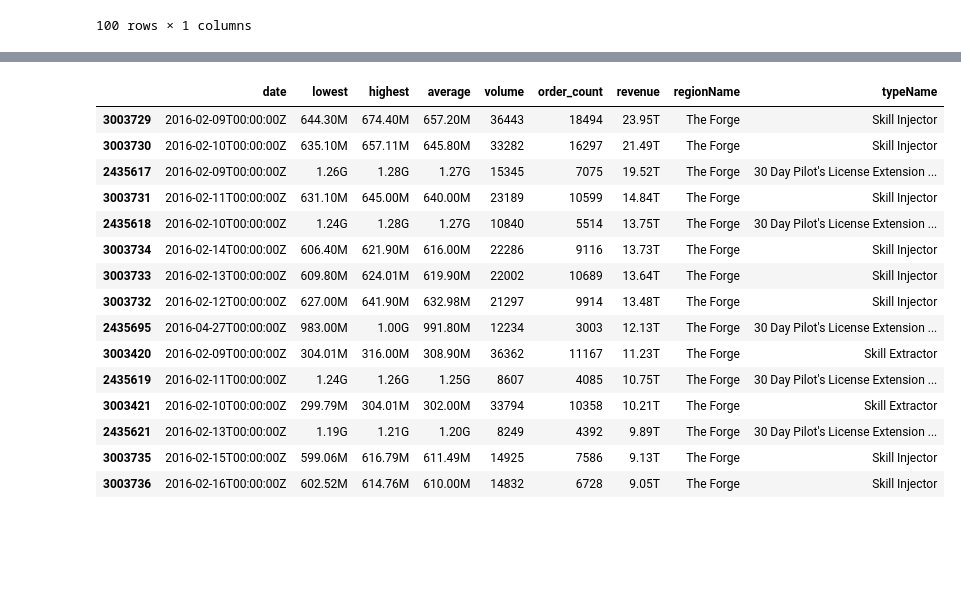
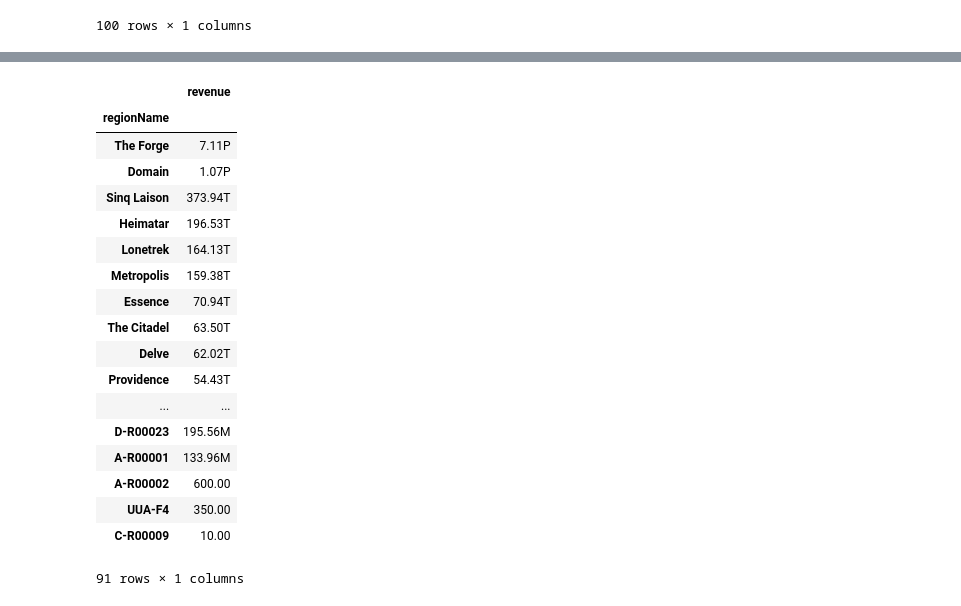
Before and after one commit to evrial/EVE-market-data, a Jupyter notebook: Markets.ipynb, the cells around one changed output, grey strips where cells are left out. Cells and saved outputs as stored; diff of their text form; code cells hidden in the pictures; blank space fills up the shorter version.

```diff
--- a/Markets.ipynb
+++ b/Markets.ipynb
@@ -109,11 +119,9 @@ memory usage: 1.6 GB
 # %%
 prices['revenue'] = prices['average'] * prices['volume']
 # %%
-merged = pd.merge(prices, regions, how='left',
-                  left_on='region_id', right_index=True)
-merged = pd.merge(merged, types, how='left',
-                  left_on='type_id', right_index=True)
-merged.drop(['region_id', 'type_id'], axis=1, inplace=True)
-merged
+df = pd.merge(prices, regions, how='left', left_on='region_id', right_index=True)
+df = pd.merge(df, types, how='left', left_on='type_id', right_index=True)
+df.drop(['region_id', 'type_id'], axis=1, inplace=True)
+df.head()
 # %% [output]
 |  | date | lowest | highest | average | volume | order_count | revenue | regionName | typeName |
@@ -145,3 +138,0 @@ pd.set_eng_float_format(accuracy=2, use_eng_prefix=True)
-# %%
-df = merged
-df.head()
@@ -198,19 +197,22 @@ esi_market_hist(29668)['2016-09':][['average','lowest','highest']].plot(figsize=
 # %%
-df.sort_values(by='revenue', ascending=False).head(15)
+df.groupby('regionName').agg({'revenue': 'sum'}).sort_values(by='revenue', ascending=False)
 # %% [output]
-|  | date | lowest | highest | average | volume | order_count | revenue | regionName | typeName |
-| 3003729 | 2016-02-09T00:00:00Z | 644.30M | 674.40M | 657.20M | 36443 | 18494 | 23.95T | The Forge | Skill Injector |
-| 3003730 | 2016-02-10T00:00:00Z | 635.10M | 657.11M | 645.80M | 33282 | 16297 | 21.49T | The Forge | Skill Injector |
-| 2435617 | 2016-02-09T00:00:00Z | 1.26G | 1.28G | 1.27G | 15345 | 7075 | 19.52T | The Forge | 30 Day Pilot's License Extension ... |
-| 3003731 | 2016-02-11T00:00:00Z | 631.10M | 645.00M | 640.00M | 23189 | 10599 | 14.84T | The Forge | Skill Injector |
-| 2435618 | 2016-02-10T00:00:00Z | 1.24G | 1.28G | 1.27G | 10840 | 5514 | 13.75T | The Forge | 30 Day Pilot's License Extension ... |
-| 3003734 | 2016-02-14T00:00:00Z | 606.40M | 621.90M | 616.00M | 22286 | 9116 | 13.73T | The Forge | Skill Injector |
-| 3003733 | 2016-02-13T00:00:00Z | 609.80M | 624.01M | 619.90M | 22002 | 10689 | 13.64T | The Forge | Skill Injector |
-| 3003732 | 2016-02-12T00:00:00Z | 627.00M | 641.90M | 632.98M | 21297 | 9914 | 13.48T | The Forge | Skill Injector |
-| 2435695 | 2016-04-27T00:00:00Z | 983.00M | 1.00G | 991.80M | 12234 | 3003 | 12.13T | The Forge | 30 Day Pilot's License Extension ... |
-| 3003420 | 2016-02-09T00:00:00Z | 304.01M | 316.00M | 308.90M | 36362 | 11167 | 11.23T | The Forge | Skill Extractor |
-| 2435619 | 2016-02-11T00:00:00Z | 1.24G | 1.26G | 1.25G | 8607 | 4085 | 10.75T | The Forge | 30 Day Pilot's License Extension ... |
-| 3003421 | 2016-02-10T00:00:00Z | 299.79M | 304.01M | 302.00M | 33794 | 10358 | 10.21T | The Forge | Skill Extractor |
-| 2435621 | 2016-02-13T00:00:00Z | 1.19G | 1.21G | 1.20G | 8249 | 4392 | 9.89T | The Forge | 30 Day Pilot's License Extension ... |
-| 3003735 | 2016-02-15T00:00:00Z | 599.06M | 616.79M | 611.49M | 14925 | 7586 | 9.13T | The Forge | Skill Injector |
-| 3003736 | 2016-02-16T00:00:00Z | 602.52M | 614.76M | 610.00M | 14832 | 6728 | 9.05T | The Forge | Skill Injector |
+|  | revenue |
+| regionName |  |
+| The Forge | 7.11P |
+| Domain | 1.07P |
+| Sinq Laison | 373.94T |
+| Heimatar | 196.53T |
+| Lonetrek | 164.13T |
+| Metropolis | 159.38T |
+| Essence | 70.94T |
+| The Citadel | 63.50T |
+| Delve | 62.02T |
+| Providence | 54.43T |
+| ... | ... |
+| D-R00023 | 195.56M |
+| A-R00001 | 133.96M |
+| A-R00002 | 600.00 |
+| UUA-F4 | 350.00 |
+| C-R00009 | 10.00 |
+91 rows × 1 columns
```
Also changed, not shown: parts of 36 cells of this notebook, 4 other files.
